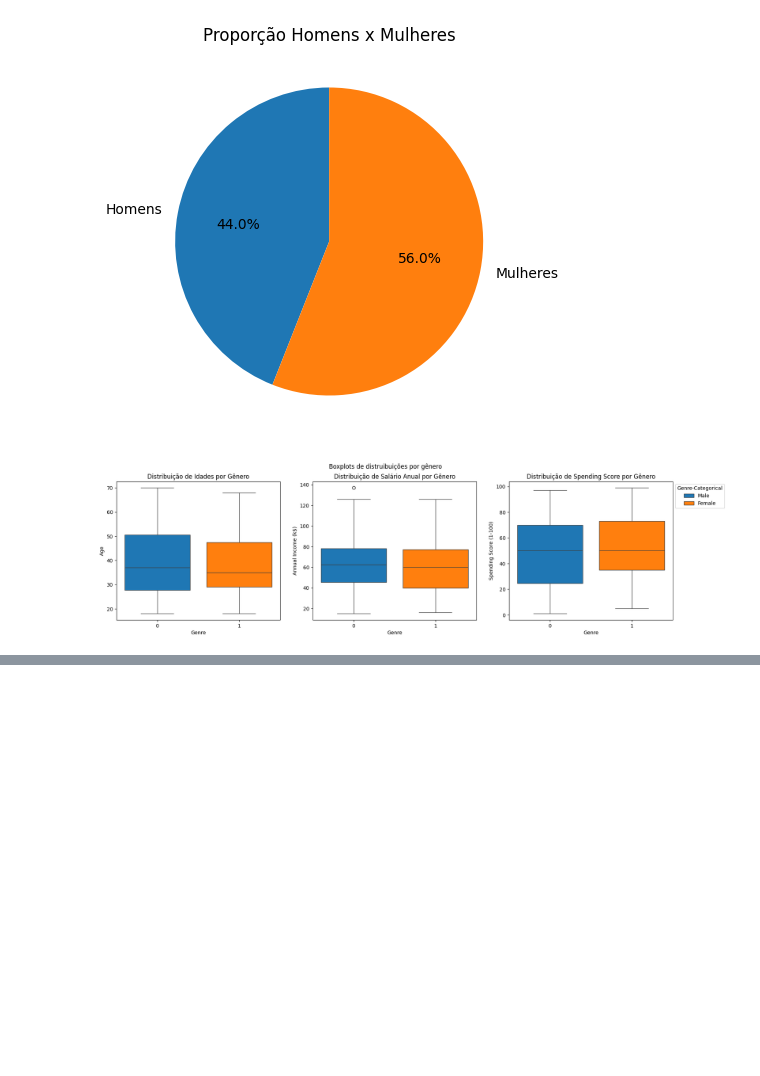
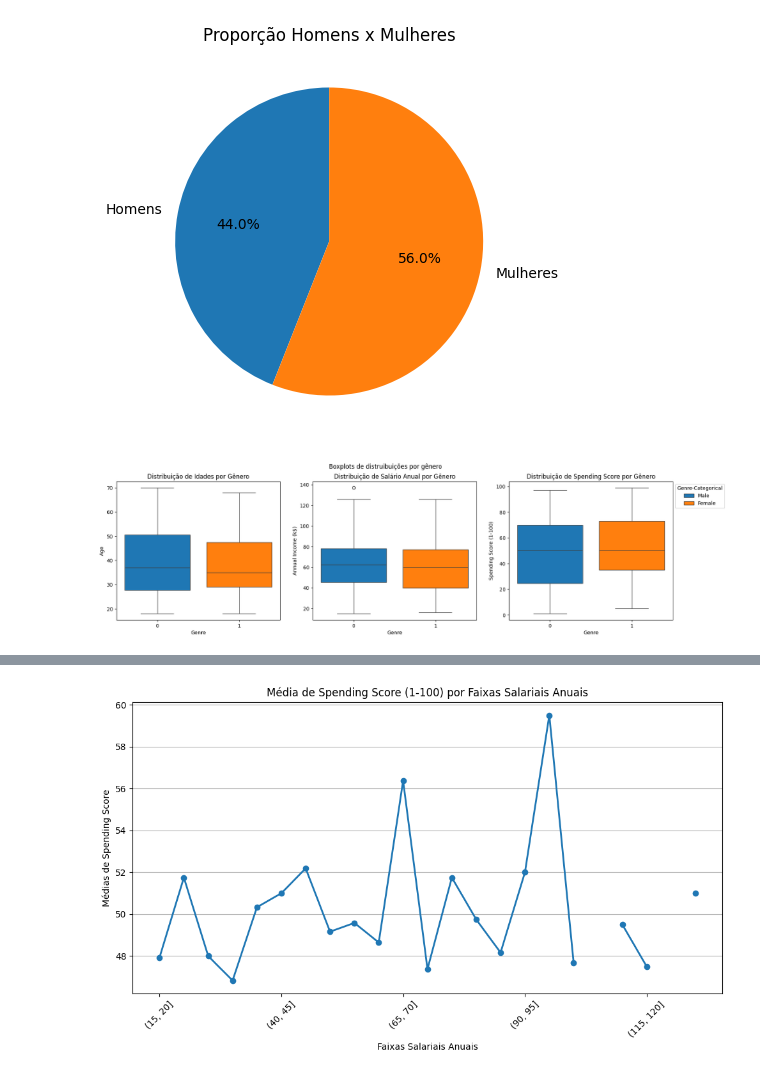
Before and after one commit to AndreNasci/machine-learning-projects, a Jupyter notebook: 00 - EDA and Data Visualization/Mall_Customers_Data_Visualization.ipynb, the cells around one changed output, grey strips where cells are left out. Saved outputs shown, nothing was run; the diff lists cells and outputs as text; code cells hidden in the pictures; blank space fills up the shorter version.

```diff
--- a/00 - EDA and Data Visualization/Mall_Customers_Data_Visualization.ipynb
+++ b/00 - EDA and Data Visualization/Mall_Customers_Data_Visualization.ipynb
@@ -155,0 +210,20 @@ sns.move_legend(axes[2], "upper left", bbox_to_anchor=(1, 1))
+# %%
+# Plot da média de salário anual por faixa etária
+# Gera coluna com intervalos de idade de 5 anos
+faixa_scores = pd.cut(df_clients['Annual Income (k$)'], range(min(df_clients['Annual Income (k$)']), max(df_clients['Annual Income (k$)'])+3, 5))
+df_clients['faixa_scores'] = faixa_scores
+
+# Agrupa casos por faixa de scpres e calcula a média
+media_scores_salario = df_clients.groupby('faixa_scores')['Spending Score (1-100)'].mean()
+
+plt.figure(figsize=(10, 6))
+media_scores_salario.plot(marker='o', color='tab:blue', linestyle='-', linewidth=2)
+plt.ylabel('Médias de Spending Score')
+plt.xlabel('Faixas Salariais Anuais')
+plt.title('Média de Spending Score (1-100) por Faixas Salariais Anuais')
+plt.xticks(rotation=45)  # Rotaciona os rótulos do eixo X para melhor legibilidade
+plt.grid(axis='y')  # Adiciona linhas de grade no eixo Y
+plt.tight_layout()  # Ajusta o layout do gráfico
+plt.show()
+# %% [output]
+[figure, added]
```
Also changed, not shown: parts of 9 cells of this notebook.
